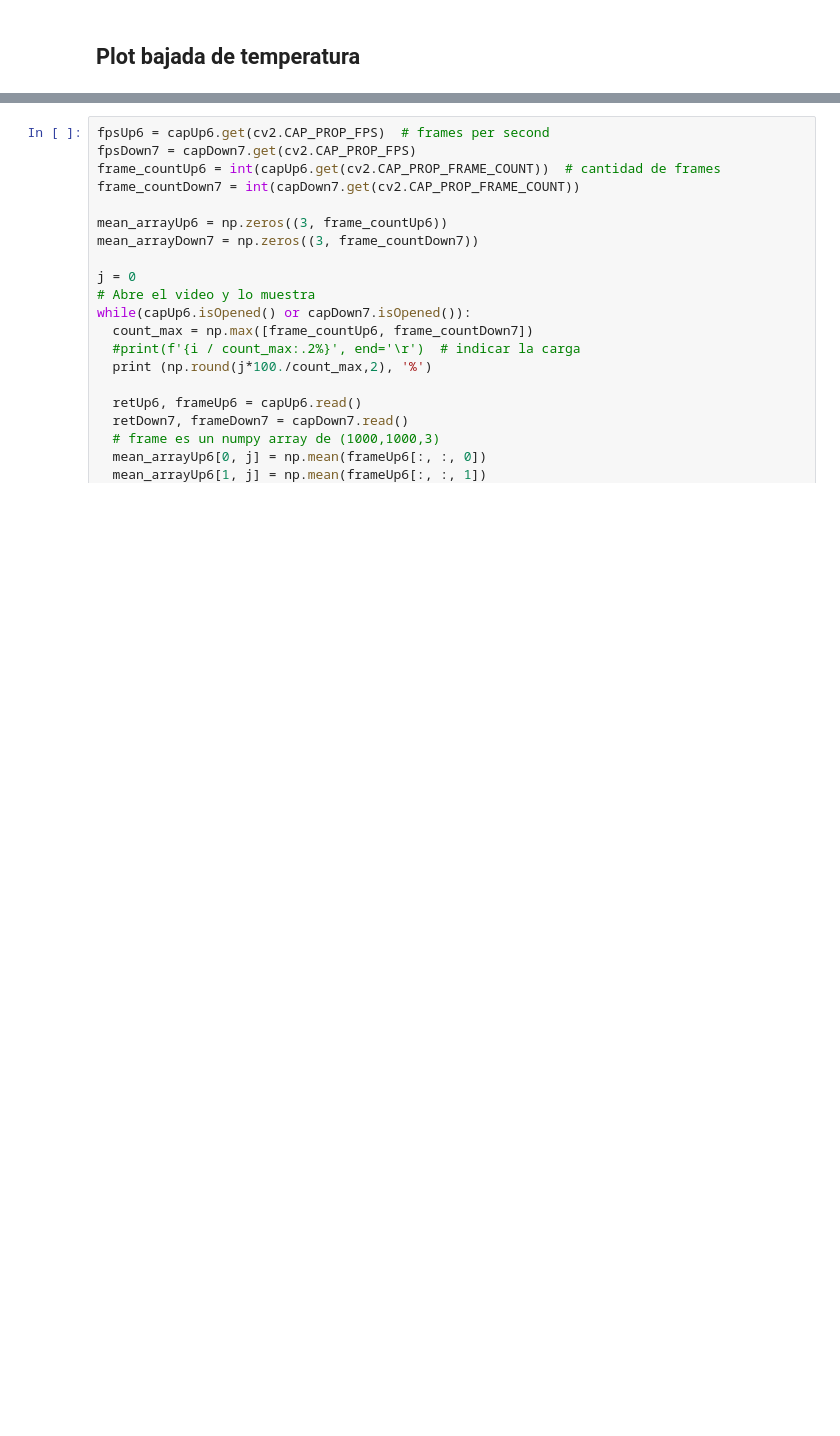
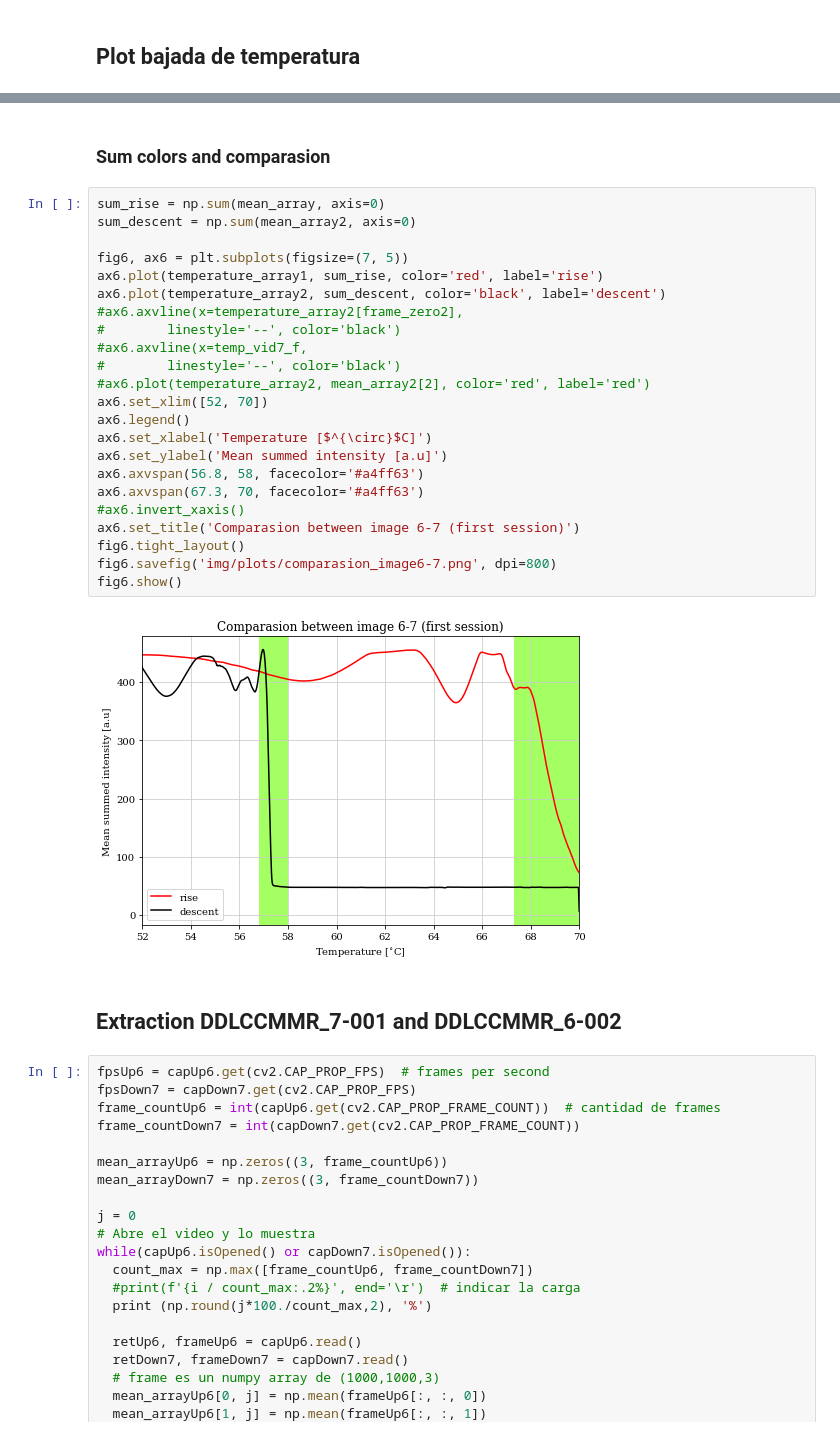
Before and after one commit to Wenupi/analysis-liquid_crystals, a Jupyter notebook: termo.ipynb, the cells around one changed output, grey strips where cells are left out. Cells and saved outputs as stored; diff of their text form; blank space fills up the shorter version.

```diff
--- a/termo.ipynb
+++ b/termo.ipynb
@@ -156,3 +190,32 @@ fig2.show()
+# %% [markdown]
+### Sum colors and comparasion
+# %%
+sum_rise = np.sum(mean_array, axis=0)
+sum_descent = np.sum(mean_array2, axis=0)
+
+fig6, ax6 = plt.subplots(figsize=(7, 5))
+ax6.plot(temperature_array1, sum_rise, color='red', label='rise')
+ax6.plot(temperature_array2, sum_descent, color='black', label='descent')
+#ax6.axvline(x=temperature_array2[frame_zero2],
+#        linestyle='--', color='black')
+#ax6.axvline(x=temp_vid7_f,
+#        linestyle='--', color='black')
+#ax6.plot(temperature_array2, mean_array2[2], color='red', label='red')
+ax6.set_xlim([52, 70])
+ax6.legend()
+ax6.set_xlabel('Temperature [$^{\circ}$C]')
+ax6.set_ylabel('Mean summed intensity [a.u]')
+ax6.axvspan(56.8, 58, facecolor='#a4ff63')
+ax6.axvspan(67.3, 70, facecolor='#a4ff63')
+#ax6.invert_xaxis()
+ax6.set_title('Comparasion between image 6-7 (first session)')
+fig6.tight_layout()
+fig6.savefig('img/plots/comparasion_image6-7.png', dpi=800)
+fig6.show()
+# %% [output]
+[figure, added]
+# %% [markdown]
+## Extraction DDLCCMMR_7-001 and DDLCCMMR_6-002
 # %%
 fpsUp6 = capUp6.get(cv2.CAP_PROP_FPS)  # frames per second
 fpsDown7 = capDown7.get(cv2.CAP_PROP_FPS)
```
Also changed, not shown: parts of 6 cells of this notebook, 3 other files.
